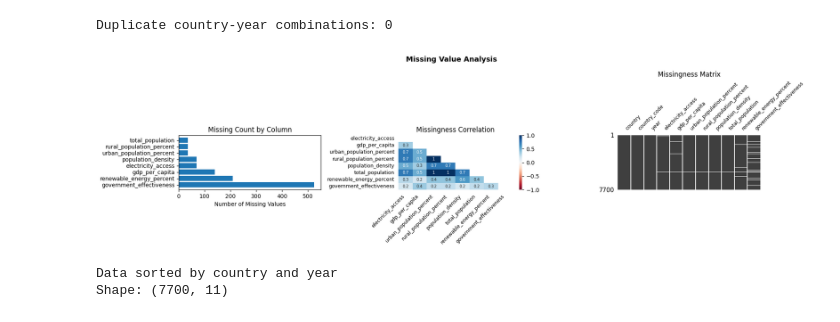
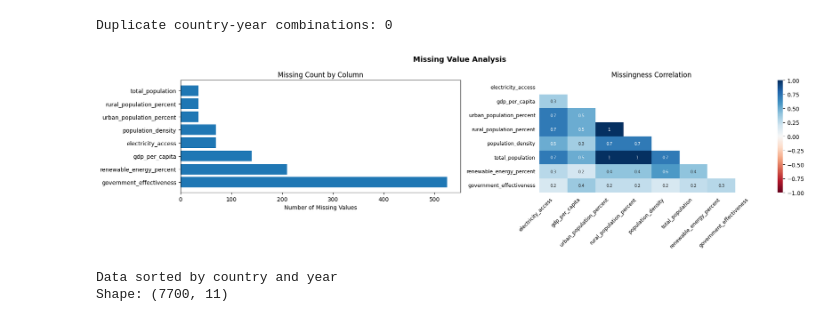
Before and after one commit to npydipati/CAP5771_npydipati, a Jupyter notebook: data_wrangling.ipynb, the cells around one changed output. Cells and saved outputs as stored; diff of their text form; code cells hidden in the pictures.

```diff
--- a/data_wrangling.ipynb
+++ b/data_wrangling.ipynb
@@ -442,30 +496,27 @@ if duplicates > 0:
 # %% [output]
 Duplicate country-year combinations: 0
 # %%
-# Visualize missing data patterns using missingno
+# Visualize missing data patterns
 
-fig, axes = plt.subplots(1, 3, figsize=(18, 5))
+fig, axes = plt.subplots(1, 2, figsize=(18, 5))
 fig.suptitle("Missing Value Analysis", fontsize=13, fontweight='bold')
 
 # 1. Bar chart
 missing_data = df.isnull().sum()
 missing_data = missing_data[missing_data > 0].sort_values(ascending=False)
 axes[0].barh(missing_data.index, missing_data.values)
 axes[0].set_xlabel('Number of Missing Values')
 axes[0].set_title('Missing Count by Column')
 
 # 2. Heatmap
 msno.heatmap(df, ax=axes[1], fontsize=9)
 axes[1].set_title("Missingness Correlation")
 
-# 3. Matrix
-msno.matrix(df, ax=axes[2], fontsize=9)
-axes[2].set_title("Missingness Matrix")
 
 plt.tight_layout()
 plt.show()
 # %% [output]
-[figure, old version]
+[figure, new version]
 # %%
 # Create a copy for cleaning
 df_clean = df.copy()
```
Also changed, not shown: parts of 10 cells of this notebook, 3 other files.
